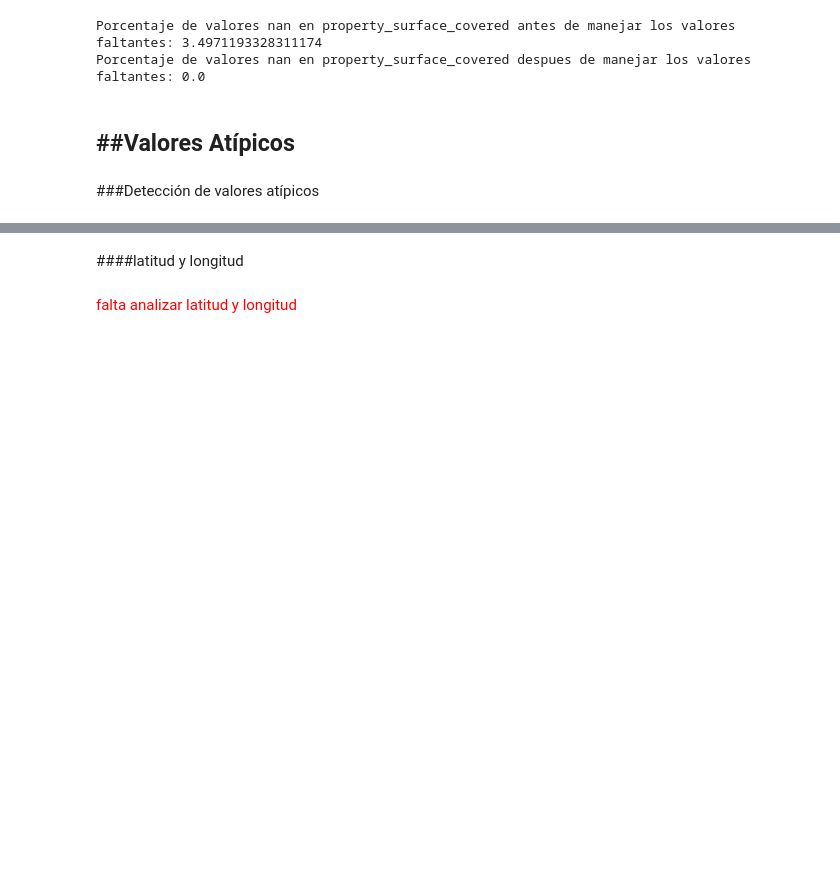
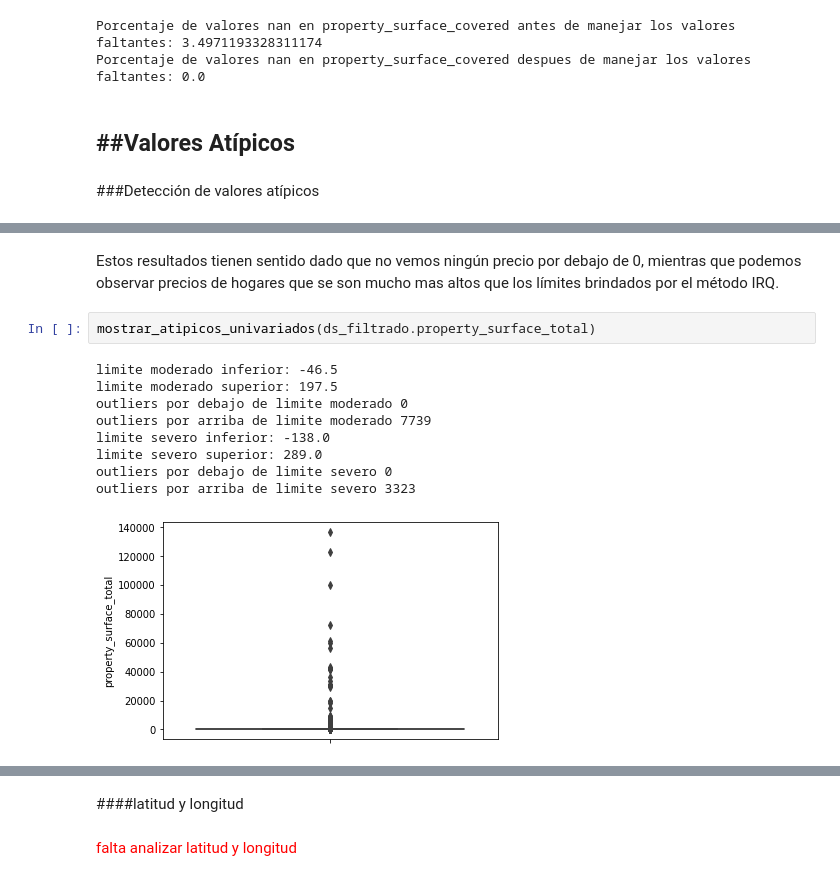
Before and after one commit to LucianoTrujillo/7506R-2C2022-GRUPO10, a Jupyter notebook: 7506R_TP1_GRUPO10_ENTREGA.ipynb, the cells around one changed output, grey strips where cells are left out. Cells and saved outputs as stored; diff of their text form; blank space fills up the shorter version.

```diff
--- a/7506R_TP1_GRUPO10_ENTREGA.ipynb
+++ b/7506R_TP1_GRUPO10_ENTREGA.ipynb
@@ -1113,0 +1168,14 @@ Porcentaje de valores nan en property_surface_covered despues de manejar los val
+# %% [markdown]
+Estos resultados tienen sentido dado que no vemos ningún precio por debajo de 0, mientras que podemos observar precios de hogares que se son mucho mas altos que los límites brindados por el método IRQ.
+# %%
+mostrar_atipicos_univariados(ds_filtrado.property_surface_total)
+# %% [output]
+limite moderado inferior: -46.5
+limite moderado superior: 197.5
+outliers por debajo de limite moderado 0
+outliers por arriba de limite moderado 7739
+limite severo inferior: -138.0
+limite severo superior: 289.0
+outliers por debajo de limite severo 0
+outliers por arriba de limite severo 3323
+[figure, added]
```
Also changed, not shown: parts of 22 cells of this notebook.
